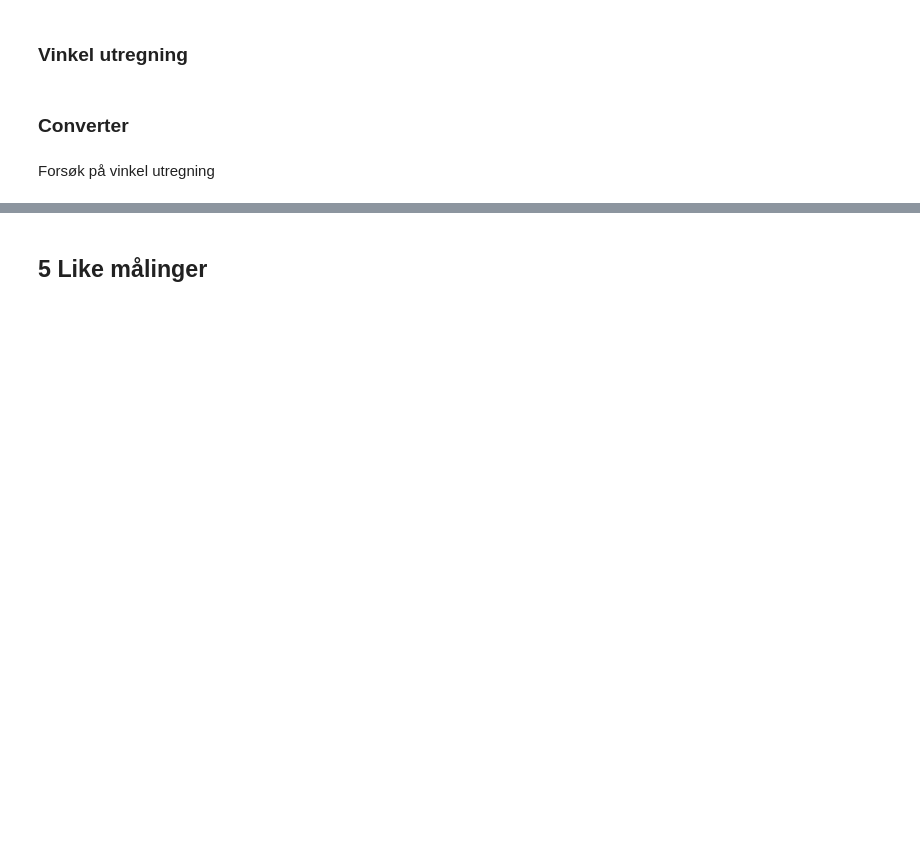
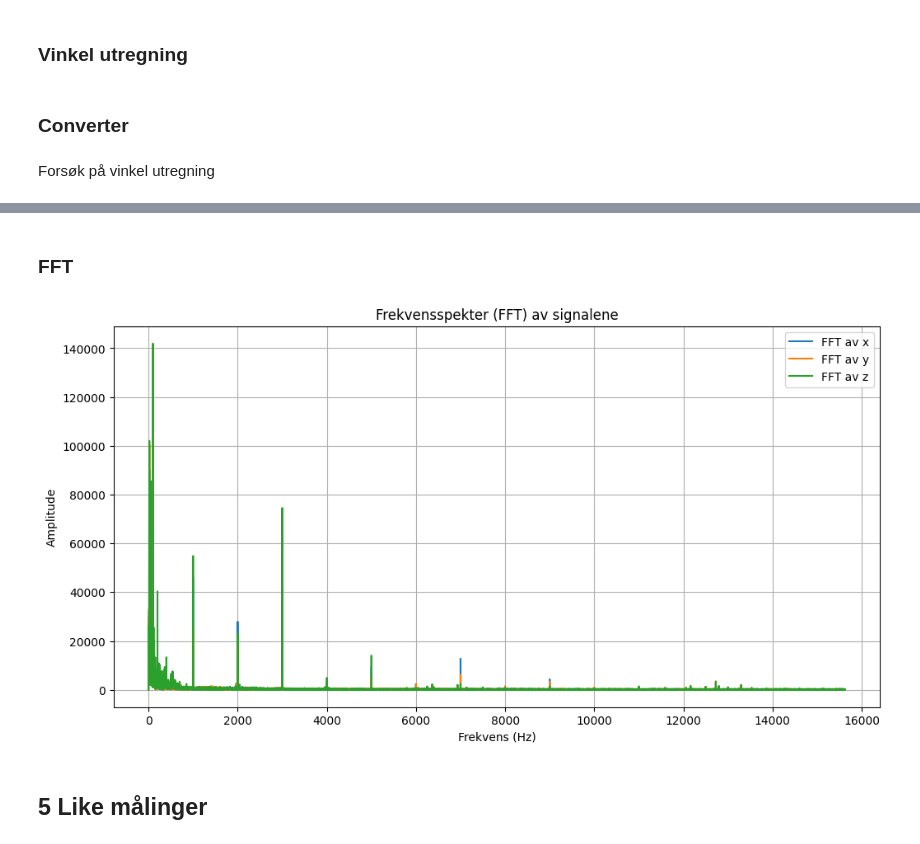
Before and after one commit to FoggyPopcorn/TTT4280---Lab, a Jupyter notebook: Lab_2_/Utregning.ipynb, the cells around one changed output, grey strips where cells are left out. Saved outputs shown, nothing was run; the diff lists cells and outputs as text; code cells hidden in the pictures; blank space fills up the shorter version.

```diff
--- a/Lab_2_/Utregning.ipynb
+++ b/Lab_2_/Utregning.ipynb
@@ -95,3 +95,32 @@ Vinkel beregnet med samples: 130.89 grader
+# %% [markdown]
+### FFT
+# %%
+
+# Beregn FFT for x, y og z
+N = len(x)  # Antall prøver
+freq = np.fft.fftfreq(N, d=sample_period)  # Frekvensaksen
+fft_x = np.fft.fft(x-x.mean())  # Fjern DC-komponenten før FFT
+fft_y = np.fft.fft(y-y.mean())
+fft_z = np.fft.fft(z-z.mean())
+
+# Ta absoluttverdien for å få størrelsen på frekvenskomponentene
+magnitude_x = np.abs(fft_x)
+magnitude_y = np.abs(fft_y)
+magnitude_z = np.abs(fft_z)
+
+# Plot FFT-resultatene
+plt.figure(figsize=(12, 6))
+plt.plot(freq[:N // 2], magnitude_x[:N // 2], label='FFT av x')
+plt.plot(freq[:N // 2], magnitude_y[:N // 2], label='FFT av y')
+plt.plot(freq[:N // 2], magnitude_z[:N // 2], label='FFT av z')
+plt.xlabel('Frekvens (Hz)')
+plt.ylabel('Amplitude')
+plt.title('Frekvensspekter (FFT) av signalene')
+plt.legend()
+plt.grid()
+plt.show()
+# %% [output]
+[figure, added]
 # %% [markdown]
 ## 5 Like målinger
 # %%
```
Also changed, not shown: parts of 2 cells of this notebook, 9 other files.
